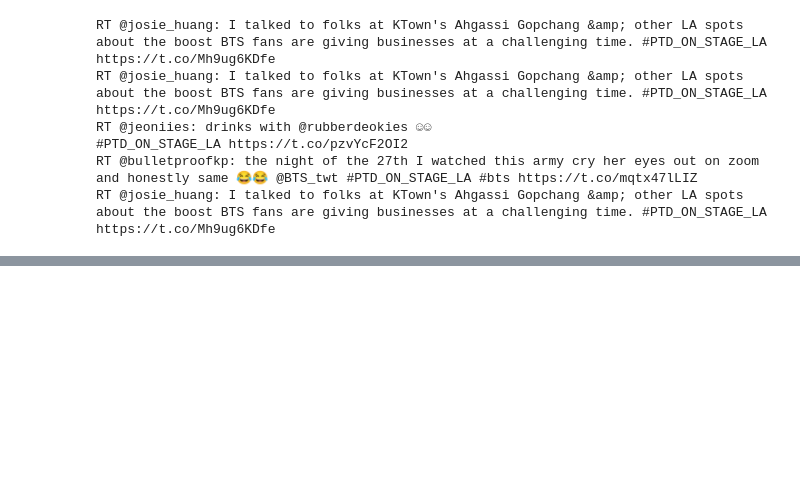
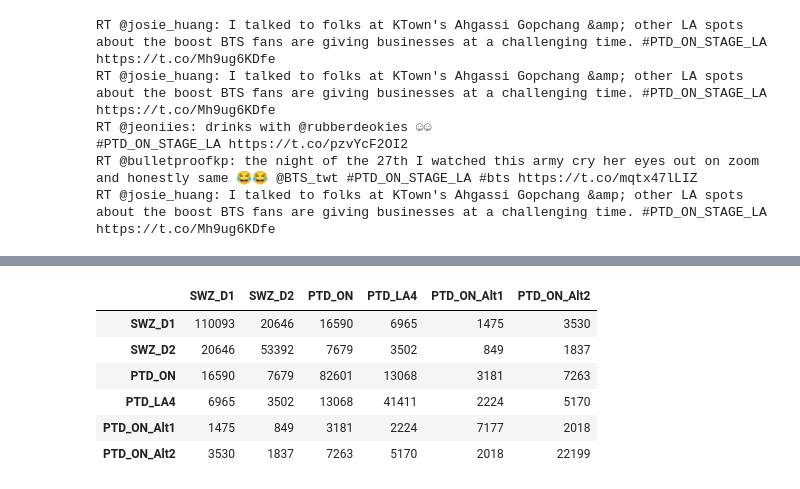
Before and after one commit to finn42/Concert_Twt_Open, a Jupyter notebook: Tweet_content_review.ipynb, the cells around one changed output, grey strips where cells are left out. Cells and saved outputs as stored; diff of their text form; code cells hidden in the pictures; blank space fills up the shorter version.

```diff
--- a/Tweet_content_review.ipynb
+++ b/Tweet_content_review.ipynb
@@ -495,0 +656,20 @@ For PTD on stage
+# %%
+A = pd.DataFrame(index = posterids.keys(), columns = posterids.keys())
+B = A.copy()
+for t1 in posterids.keys():
+    s1 = posterids[t1]
+    for t2 in posterids.keys():
+        s2 = posterids[t2]
+        V = set(list(s1.index)).intersection(list(s2.index))
+        A.loc[t1,t2] = len(V)#/len(s1)
+        B.loc[t1,t2] = s1[V].sum()#/s1.sum()
+
+A
+# %% [output]
+|  | SWZ_D1 | SWZ_D2 | PTD_ON | PTD_LA4 | PTD_ON_Alt1 | PTD_ON_Alt2 |
+| SWZ_D1 | 110093 | 20646 | 16590 | 6965 | 1475 | 3530 |
+| SWZ_D2 | 20646 | 53392 | 7679 | 3502 | 849 | 1837 |
+| PTD_ON | 16590 | 7679 | 82601 | 13068 | 3181 | 7263 |
+| PTD_LA4 | 6965 | 3502 | 13068 | 41411 | 2224 | 5170 |
+| PTD_ON_Alt1 | 1475 | 849 | 3181 | 2224 | 7177 | 2018 |
+| PTD_ON_Alt2 | 3530 | 1837 | 7263 | 5170 | 2018 | 22199 |
```
Also changed, not shown: parts of 16 cells of this notebook.
